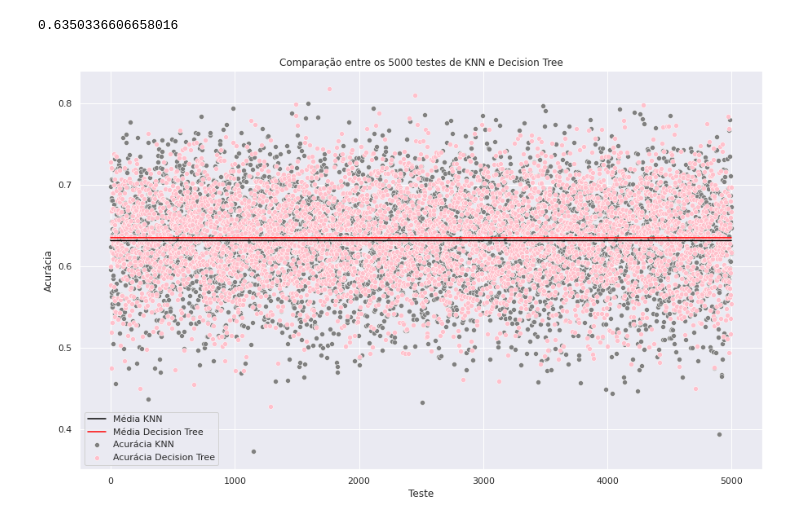
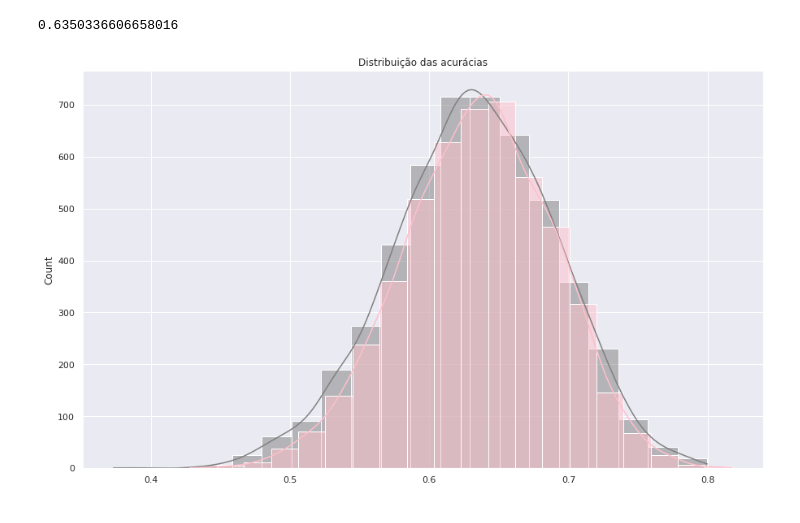
Before and after one commit to vihainen/ICD_Tuberculose, a Jupyter notebook: 5_Quarta_Pergunta.ipynb, the cells around one changed output. Drawn from its saved outputs; the diff is of its cells as text; code cells hidden in the pictures.

Commit message:
Update last graph to a histplot

```diff
--- a/5_Quarta_Pergunta.ipynb
+++ b/5_Quarta_Pergunta.ipynb
@@ -130,19 +130,10 @@ tree_mean = tree_f1_results.sum()/len(tree_f1_results)
 tree_mean
 # %% [output]
 0.6350336606658016
-# %%
-sns.scatterplot(x=[i for i in range(5000)] , y=knn_f1_results, label='Acurácia KNN', color='Grey')
-sns.scatterplot(x=[i for i in range(5000)] , y=tree_f1_results, label='Acurácia Decision Tree', color='Pink')
-
-# Média
-sns.lineplot(x=[i for i in range(5000)], y=[knn_mean for i in range(5000)], color='Black',
-             label='Média KNN')
-sns.lineplot(x=[i for i in range(5000)], y=[tree_mean for i in range(5000)], color='Red',
-             label='Média Decision Tree')
-
-plt.title('Comparação entre os 5000 testes de KNN e Decision Tree')
-plt.xlabel('Teste')
-plt.ylabel('Acurácia')
-plt.show()
-# %% [output]
-[figure, removed]
+# %%
+sns.histplot(knn_f1_results, bins=20, kde=True, label='Acurácia KNN', color='Grey')
+sns.histplot(tree_f1_results, bins=20, kde=True, label='Acurácia Decision Tree', color='Pink')
+plt.title('Distribuição das acurácias')
+plt.show()
+# %% [output]
+[figure, added]
```
Also changed, not shown: 1 other file.
